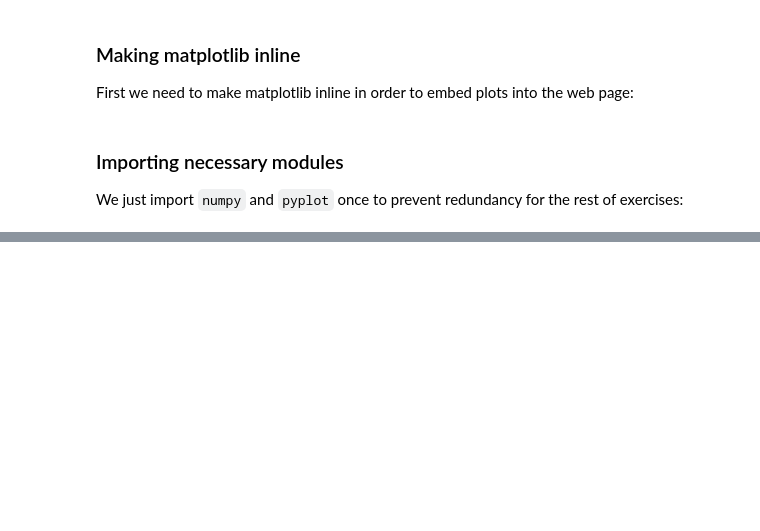
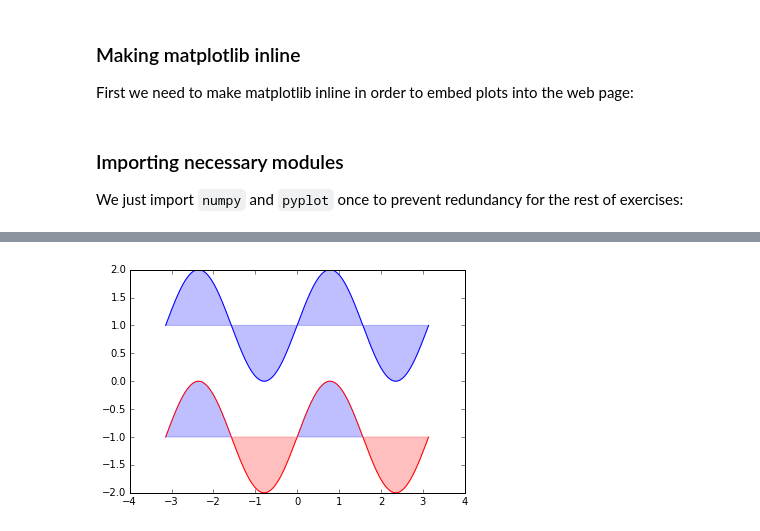
Before and after one commit to AnneTi/CSCI-2000U-100554223, a Jupyter notebook: matplotlib/matplotlib_exercises.ipynb, the cells around one changed output, grey strips where cells are left out. Cells and saved outputs as stored; diff of their text form; code cells hidden in the pictures; blank space fills up the shorter version.

````diff
--- a/matplotlib/matplotlib_exercises.ipynb
+++ b/matplotlib/matplotlib_exercises.ipynb
@@ -27,6 +27,19 @@ plt.show()
 ```
 ### _Hints_
 You need to use the [fill_between](http://matplotlib.sourceforge.net/api/pyplot_api.html#matplotlib.pyplot.fill_between) command.
+# %%
+n = 256
+X = np.linspace(-np.pi,np.pi,n,endpoint=True)
+Y = np.sin(2*X)
+
+plt.plot (X, Y+1, color='blue', alpha=1.00)
+plt.fill_between(X, 1, Y+1, color='blue', alpha= .25)
+plt.plot (X, Y-1, color='red', alpha=1.00)
+plt.fill_between(X, -1, Y-1, (Y-1)>-1, color='blue', alpha=.25)
+plt.fill_between(X, -1, Y-1, (Y-1)<-1, color='red', alpha=.25)
+plt.show()
+# %% [output]
+[figure, added]
 # %% [markdown]
 ## Scatter Plot
 
````
Also changed, not shown: parts of 7 cells of this notebook, 1 other file.
